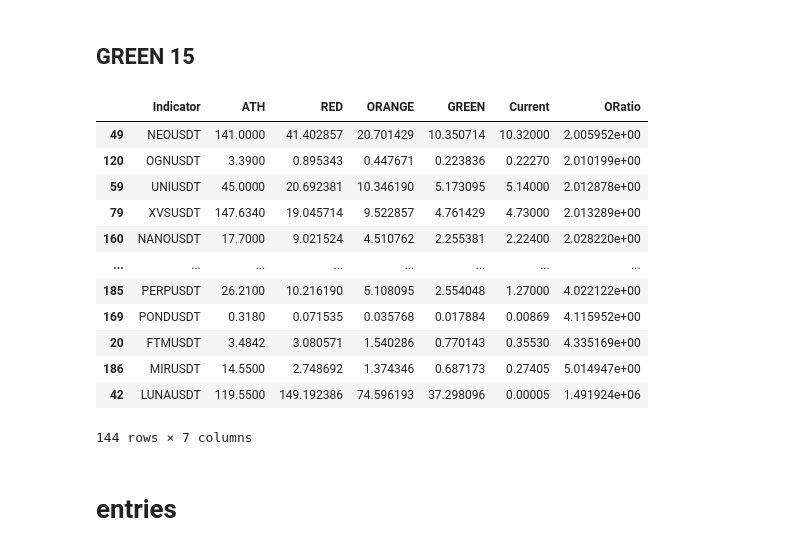
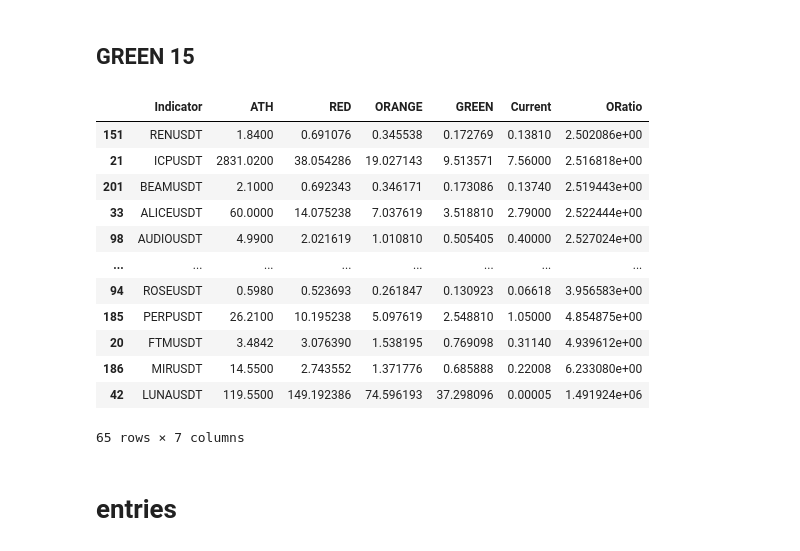
Before and after one commit to hjabbour/ML, a Jupyter notebook: Easyband-Entries.ipynb, the cells around one changed output. Saved outputs shown, nothing was run; the diff lists cells and outputs as text; code cells hidden in the pictures.

```diff
--- a/Easyband-Entries.ipynb
+++ b/Easyband-Entries.ipynb
@@ -336,30 +335,30 @@ test
 # %%
 ## GREEN 15
 #display.Current.astype(float)
 
 display = display.loc[:]
 display['ORatio'] = display['ORANGE']/display['Current']
 #display = display.loc[display.Current < display.GREEN*1.05]
-display = display.loc[display.Current < display.GREEN]
+display = display.loc[display.Current < display.GREEN*0.8]
 
 #display = display.loc[display['CLOSERATIO']> 0.01]
 display
 
 #display
 # %% [output]
 |  | Indicator | ATH | RED | ORANGE | GREEN | Current | ORatio |
-| 49 | NEOUSDT | 141.0000 | 41.402857 | 20.701429 | 10.350714 | 10.32000 | 2.005952e+00 |
-| 120 | OGNUSDT | 3.3900 | 0.895343 | 0.447671 | 0.223836 | 0.22270 | 2.010199e+00 |
-| 59 | UNIUSDT | 45.0000 | 20.692381 | 10.346190 | 5.173095 | 5.14000 | 2.012878e+00 |
-| 79 | XVSUSDT | 147.6340 | 19.045714 | 9.522857 | 4.761429 | 4.73000 | 2.013289e+00 |
-| 160 | NANOUSDT | 17.7000 | 9.021524 | 4.510762 | 2.255381 | 2.22400 | 2.028220e+00 |
+| 151 | RENUSDT | 1.8400 | 0.691076 | 0.345538 | 0.172769 | 0.13810 | 2.502086e+00 |
+| 21 | ICPUSDT | 2831.0200 | 38.054286 | 19.027143 | 9.513571 | 7.56000 | 2.516818e+00 |
+| 201 | BEAMUSDT | 2.1000 | 0.692343 | 0.346171 | 0.173086 | 0.13740 | 2.519443e+00 |
+| 33 | ALICEUSDT | 60.0000 | 14.075238 | 7.037619 | 3.518810 | 2.79000 | 2.522444e+00 |
+| 98 | AUDIOUSDT | 4.9900 | 2.021619 | 1.010810 | 0.505405 | 0.40000 | 2.527024e+00 |
 | ... | ... | ... | ... | ... | ... | ... | ... |
-| 185 | PERPUSDT | 26.2100 | 10.216190 | 5.108095 | 2.554048 | 1.27000 | 4.022122e+00 |
-| 169 | PONDUSDT | 0.3180 | 0.071535 | 0.035768 | 0.017884 | 0.00869 | 4.115952e+00 |
-| 20 | FTMUSDT | 3.4842 | 3.080571 | 1.540286 | 0.770143 | 0.35530 | 4.335169e+00 |
-| 186 | MIRUSDT | 14.5500 | 2.748692 | 1.374346 | 0.687173 | 0.27405 | 5.014947e+00 |
+| 94 | ROSEUSDT | 0.5980 | 0.523693 | 0.261847 | 0.130923 | 0.06618 | 3.956583e+00 |
+| 185 | PERPUSDT | 26.2100 | 10.195238 | 5.097619 | 2.548810 | 1.05000 | 4.854875e+00 |
+| 20 | FTMUSDT | 3.4842 | 3.076390 | 1.538195 | 0.769098 | 0.31140 | 4.939612e+00 |
+| 186 | MIRUSDT | 14.5500 | 2.743552 | 1.371776 | 0.685888 | 0.22008 | 6.233080e+00 |
 | 42 | LUNAUSDT | 119.5500 | 149.192386 | 74.596193 | 37.298096 | 0.00005 | 1.491924e+06 |
-144 rows × 7 columns
+65 rows × 7 columns
 # %% [markdown]
 # entries
 # %%
```
Also changed, not shown: parts of 10 cells of this notebook, 4 other files.
